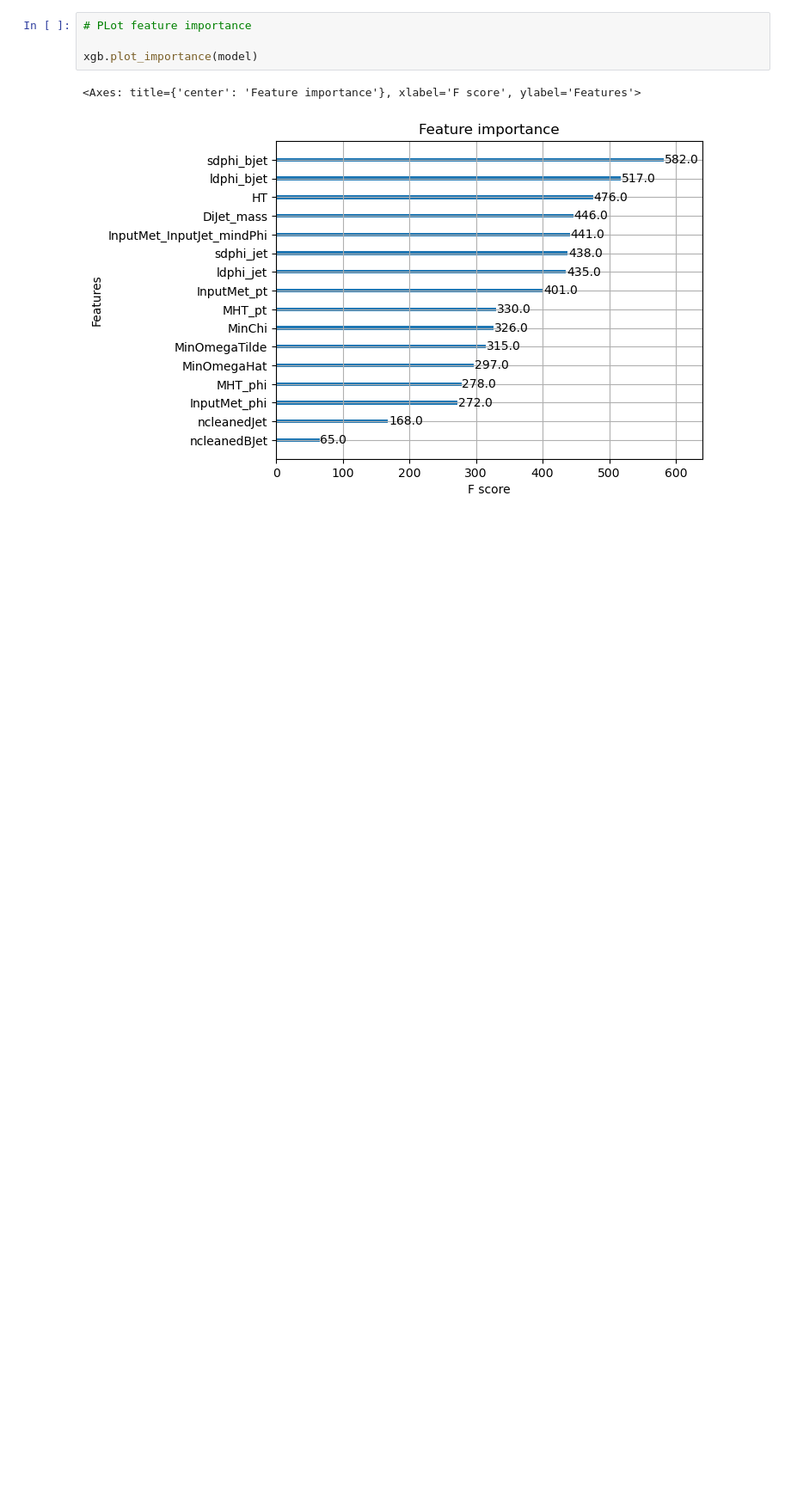
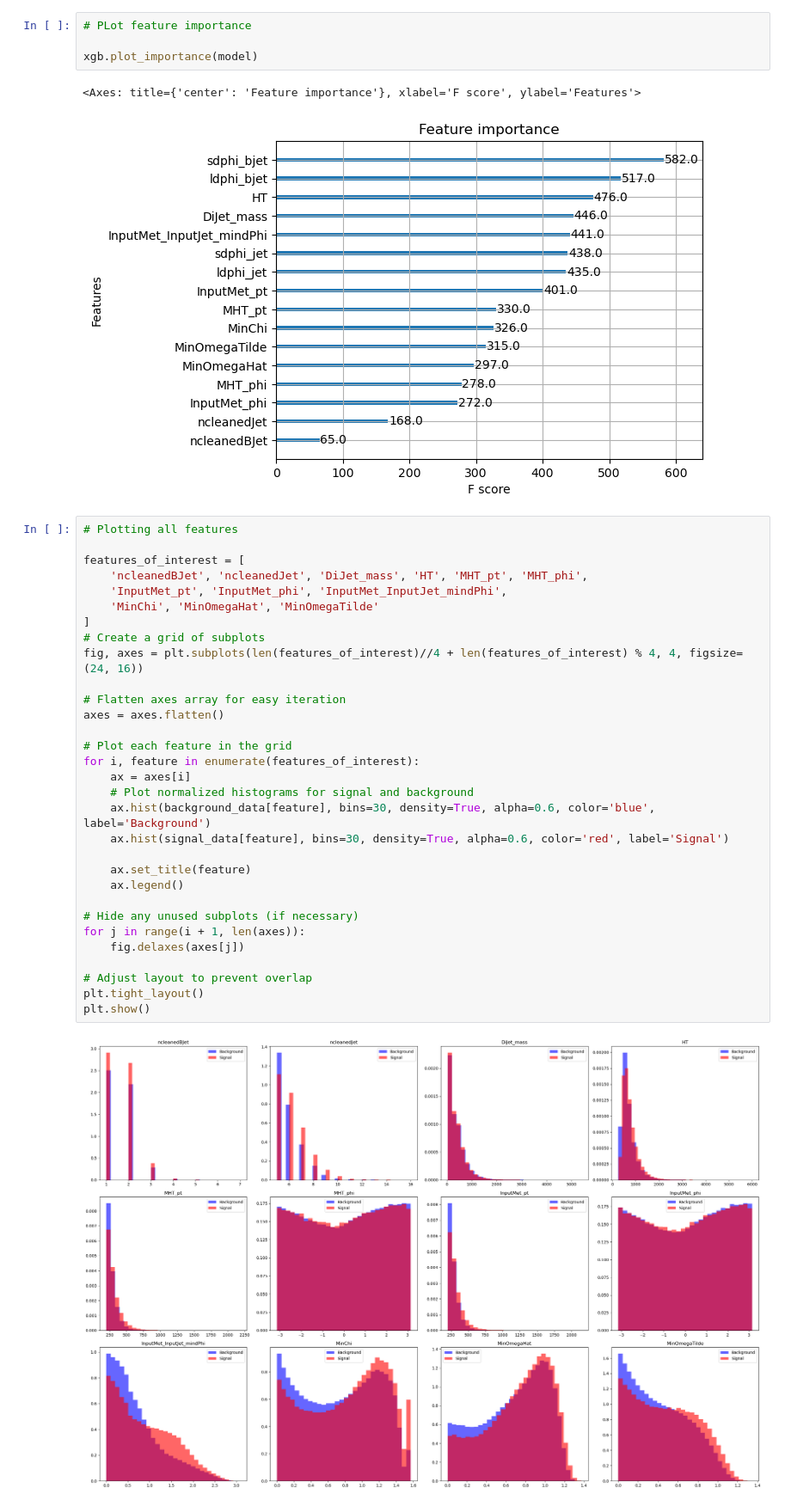
Before and after one commit to inigostibbe/msciproject, a Jupyter notebook: initialanalysis.ipynb, the cells around one changed output. Shown: that part at 86% size. Saved outputs shown, nothing was run; the diff lists cells and outputs as text; blank space fills up the shorter version.

```diff
--- a/initialanalysis.ipynb
+++ b/initialanalysis.ipynb
@@ -190,3 +203,36 @@ xgb.plot_importance(model)
 # %% [output]
 <Axes: title={'center': 'Feature importance'}, xlabel='F score', ylabel='Features'>
 [figure]
+# %%
+# Plotting all features
+
+features_of_interest = [
+    'ncleanedBJet', 'ncleanedJet', 'DiJet_mass', 'HT', 'MHT_pt', 'MHT_phi',
+    'InputMet_pt', 'InputMet_phi', 'InputMet_InputJet_mindPhi',
+    'MinChi', 'MinOmegaHat', 'MinOmegaTilde'
+]
+# Create a grid of subplots
+fig, axes = plt.subplots(len(features_of_interest)//4 + len(features_of_interest) % 4, 4, figsize=(24, 16))
+
+# Flatten axes array for easy iteration
+axes = axes.flatten()
+
+# Plot each feature in the grid
+for i, feature in enumerate(features_of_interest):
+    ax = axes[i]
+    # Plot normalized histograms for signal and background
+    ax.hist(background_data[feature], bins=30, density=True, alpha=0.6, color='blue', label='Background')
+    ax.hist(signal_data[feature], bins=30, density=True, alpha=0.6, color='red', label='Signal')
+
+    ax.set_title(feature)
+    ax.legend()
+
+# Hide any unused subplots (if necessary)
+for j in range(i + 1, len(axes)):
+    fig.delaxes(axes[j])
+
+# Adjust layout to prevent overlap
+plt.tight_layout()
+plt.show()
+# %% [output]
+[figure, added]
```
Also changed, not shown: parts of 19 cells of this notebook, 1 other file.
